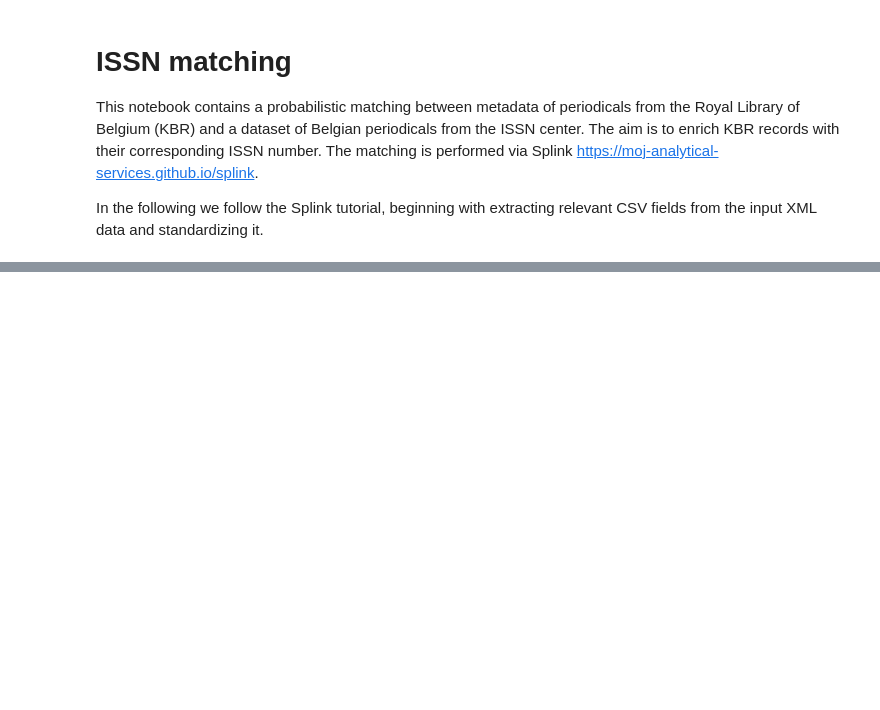
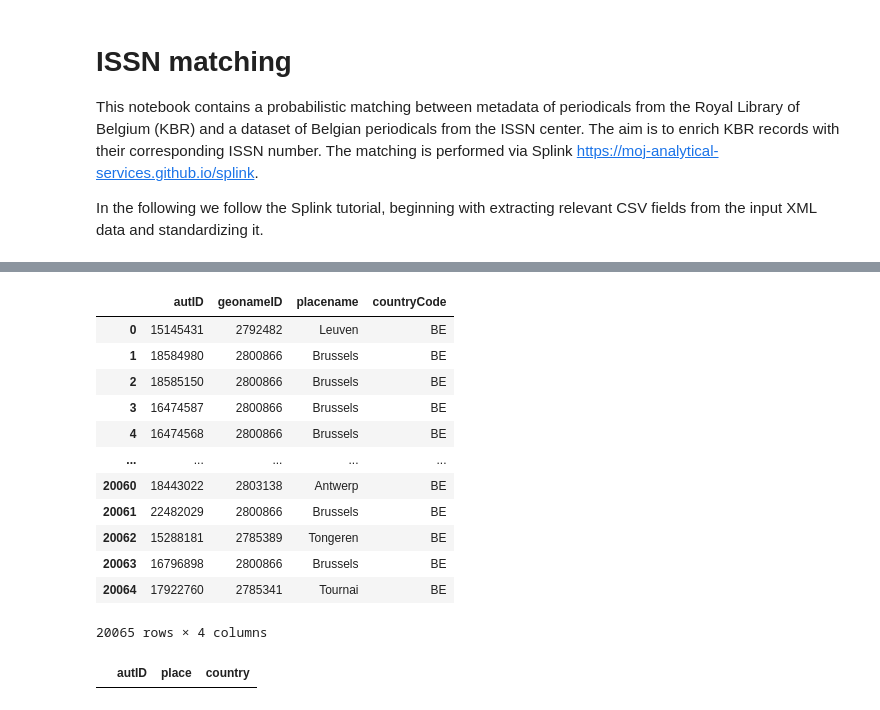
Before and after one commit to kbrbe/issn-matching, a Jupyter notebook: issn-splink-matching.ipynb, the cells around one changed output, grey strips where cells are left out. Saved outputs shown, nothing was run; the diff lists cells and outputs as text; code cells hidden in the pictures; blank space fills up the shorter version.

```diff
--- a/issn-splink-matching.ipynb
+++ b/issn-splink-matching.ipynb
@@ -152,0 +224,3 @@ dfISSN
+# %%
+# read GeoName enriched KBR data
+dfNormKBRPlaces = pd.read_csv('kbr/kbr-data-place-enriched.csv')
@@ -152,0 +242,16 @@ dfISSN
+# %%
+dfNormKBRPlaces
+# %% [output]
+|  | autID | geonameID | placename | countryCode |
+| 0 | 15145431 | 2792482 | Leuven | BE |
+| 1 | 18584980 | 2800866 | Brussels | BE |
+| 2 | 18585150 | 2800866 | Brussels | BE |
+| 3 | 16474587 | 2800866 | Brussels | BE |
+| 4 | 16474568 | 2800866 | Brussels | BE |
+| ... | ... | ... | ... | ... |
+| 20060 | 18443022 | 2803138 | Antwerp | BE |
+| 20061 | 22482029 | 2800866 | Brussels | BE |
+| 20062 | 15288181 | 2785389 | Tongeren | BE |
+| 20063 | 16796898 | 2800866 | Brussels | BE |
+| 20064 | 17922760 | 2785341 | Tournai | BE |
+20065 rows × 4 columns
@@ -152,0 +265,4 @@ dfISSN
+# %%
+dfListISSNColumns['place'][dfListISSNColumns['place']['place'].str.contains(';')]
+# %% [output]
+|  | autID | place | country |
```
Also changed, not shown: parts of 72 cells of this notebook, 4 other files.
